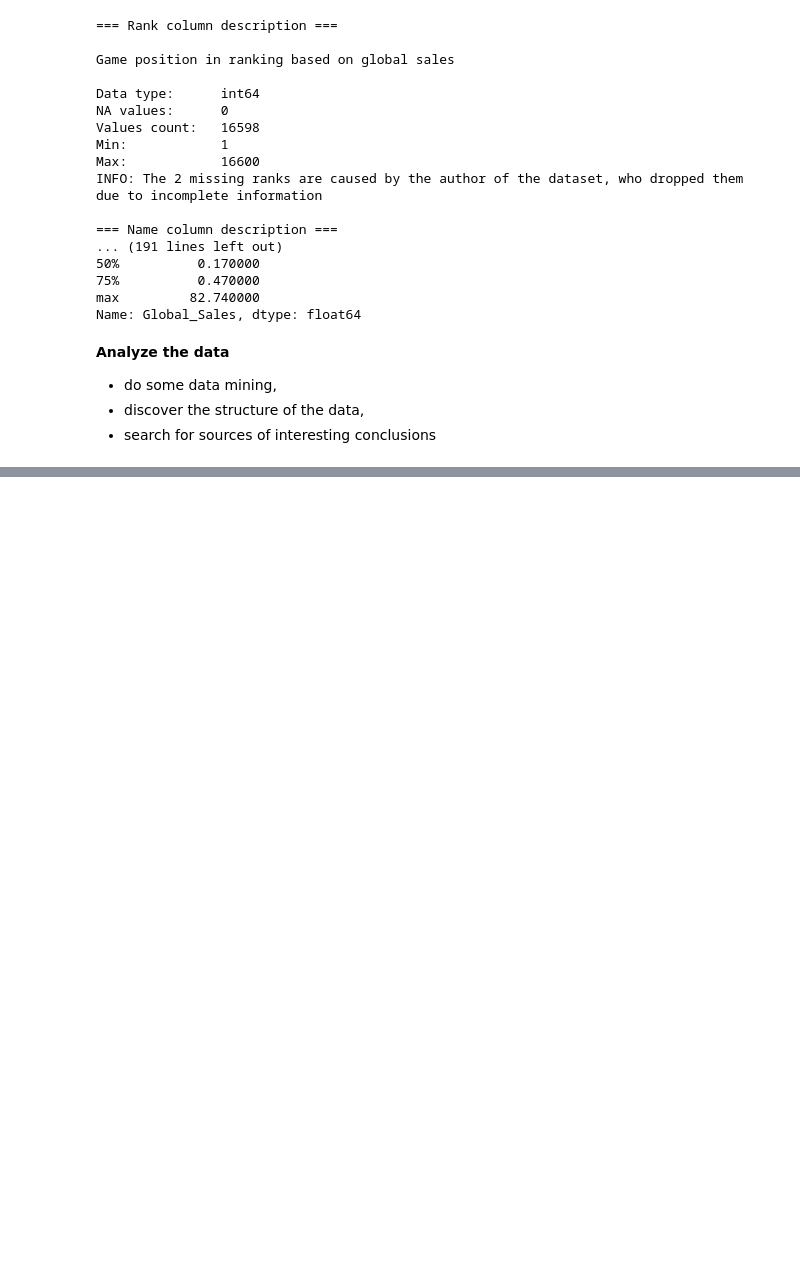
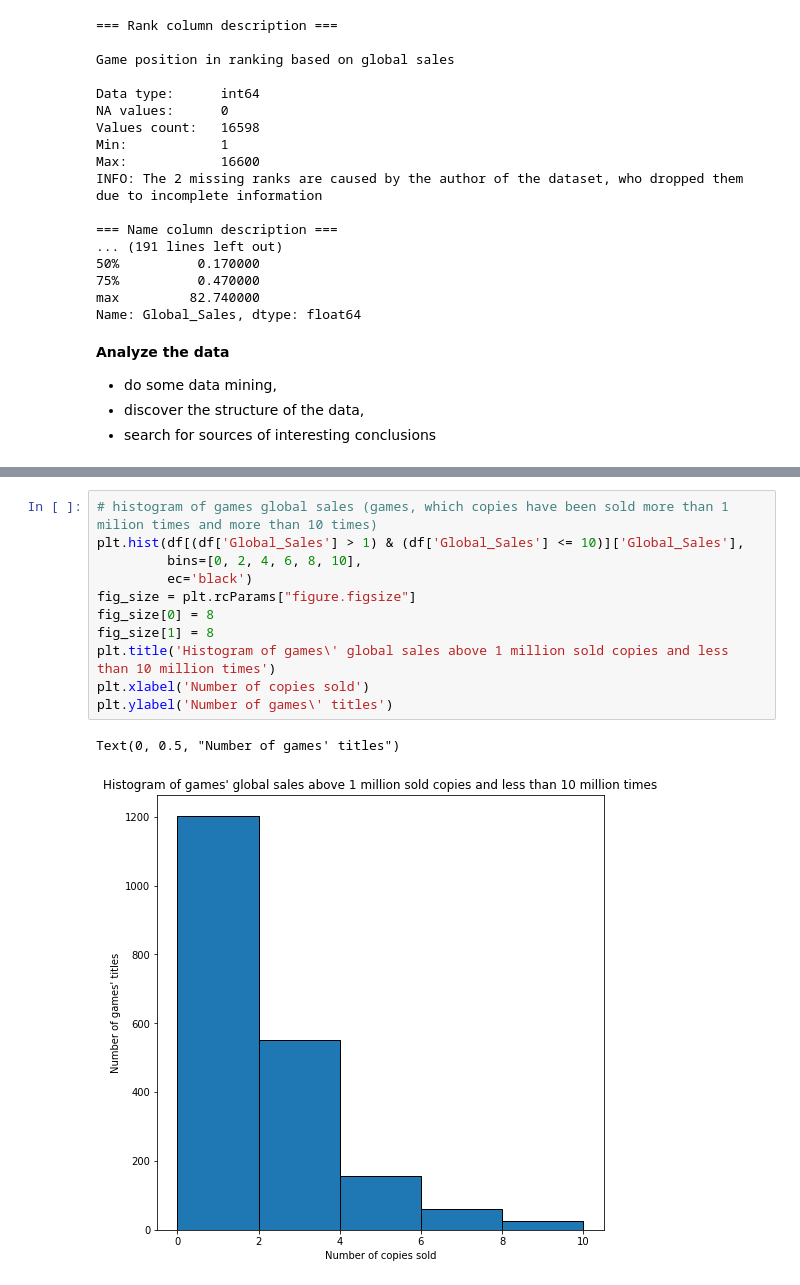
Before and after one commit to Netherwulf/video-games-data-analysis, a Jupyter notebook: video_games_data_analysis.ipynb, the cells around one changed output, grey strips where cells are left out. Cells and saved outputs as stored; diff of their text form; blank space fills up the shorter version.

```diff
--- a/video_games_data_analysis.ipynb
+++ b/video_games_data_analysis.ipynb
@@ -263,0 +316,14 @@ platform_df['']
+# %%
+# histogram of games global sales (games, which copies have been sold more than 1 milion times and more than 10 times)
+plt.hist(df[(df['Global_Sales'] > 1) & (df['Global_Sales'] <= 10)]['Global_Sales'],
+         bins=[0, 2, 4, 6, 8, 10],
+         ec='black')
+fig_size = plt.rcParams["figure.figsize"]
+fig_size[0] = 8
+fig_size[1] = 8
+plt.title('Histogram of games\' global sales above 1 million sold copies and less than 10 million times')
+plt.xlabel('Number of copies sold')
+plt.ylabel('Number of games\' titles')
+# %% [output]
+Text(0, 0.5, "Number of games' titles")
+[figure, added]
```
Also changed, not shown: parts of 6 cells of this notebook.
